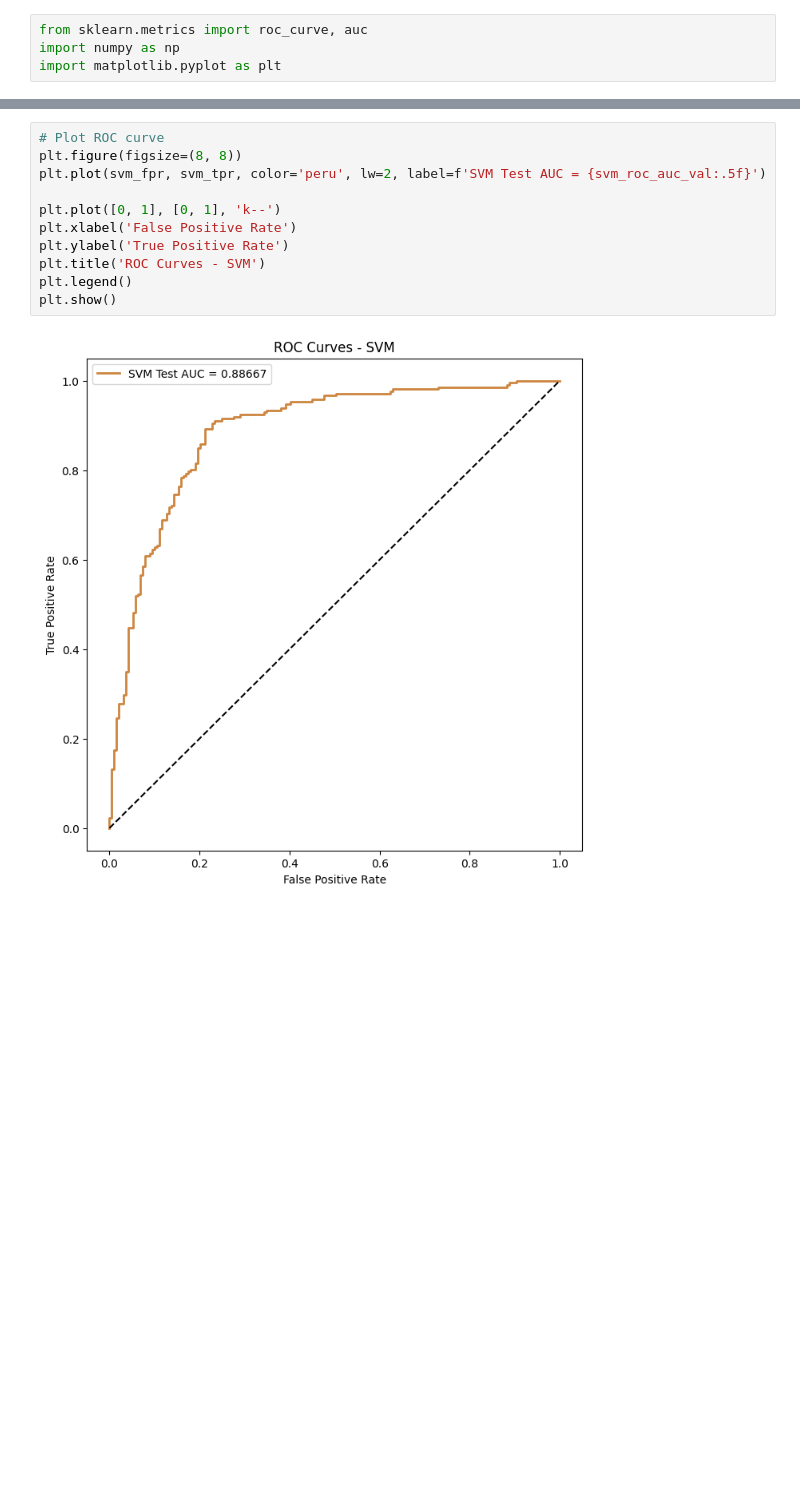
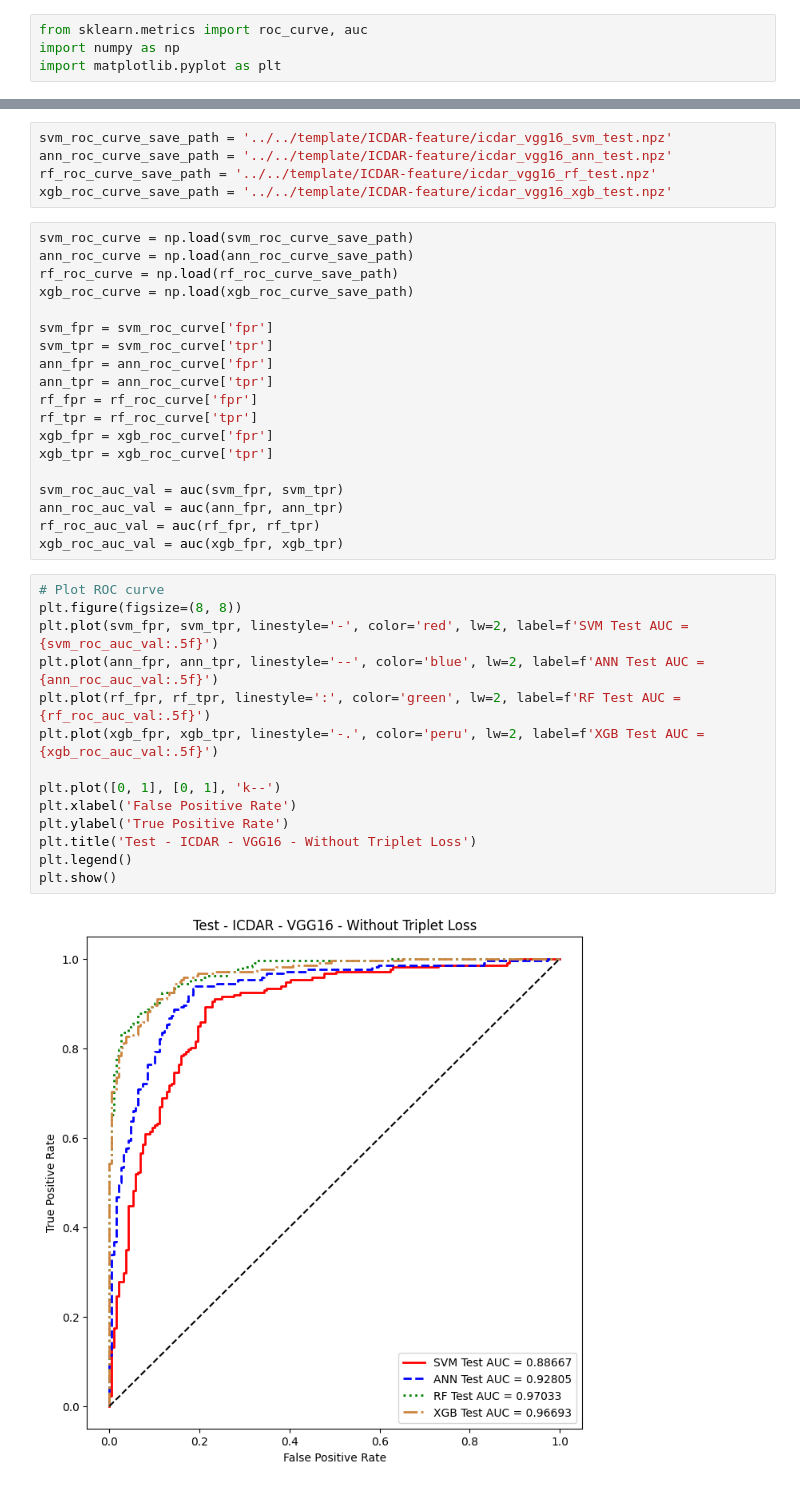
Before and after one commit to AndreChristianto/Signature-Recognition-V3, a Jupyter notebook: ICDAR-VGG16/14_vgg16_roc_curve.ipynb, the cells around one changed output, grey strips where cells are left out. Cells and saved outputs as stored; diff of their text form; blank space fills up the shorter version.

Commit message:
icdar vgg16 xgb fix

```diff
--- a/ICDAR-VGG16/14_vgg16_roc_curve.ipynb
+++ b/ICDAR-VGG16/14_vgg16_roc_curve.ipynb
@@ -14,13 +5,40 @@ svm_roc_auc_val = auc(svm_fpr, svm_tpr)
+# %%
+svm_roc_curve_save_path = '../../template/ICDAR-feature/icdar_vgg16_svm_test.npz'
+ann_roc_curve_save_path = '../../template/ICDAR-feature/icdar_vgg16_ann_test.npz'
+rf_roc_curve_save_path = '../../template/ICDAR-feature/icdar_vgg16_rf_test.npz'
+xgb_roc_curve_save_path = '../../template/ICDAR-feature/icdar_vgg16_xgb_test.npz'
+# %%
+svm_roc_curve = np.load(svm_roc_curve_save_path)
+ann_roc_curve = np.load(ann_roc_curve_save_path)
+rf_roc_curve = np.load(rf_roc_curve_save_path)
+xgb_roc_curve = np.load(xgb_roc_curve_save_path)
+
+svm_fpr = svm_roc_curve['fpr']
+svm_tpr = svm_roc_curve['tpr']
+ann_fpr = ann_roc_curve['fpr']
+ann_tpr = ann_roc_curve['tpr']
+rf_fpr = rf_roc_curve['fpr']
+rf_tpr = rf_roc_curve['tpr']
+xgb_fpr = xgb_roc_curve['fpr']
+xgb_tpr = xgb_roc_curve['tpr']
+
+svm_roc_auc_val = auc(svm_fpr, svm_tpr)
+ann_roc_auc_val = auc(ann_fpr, ann_tpr)
+rf_roc_auc_val = auc(rf_fpr, rf_tpr)
+xgb_roc_auc_val = auc(xgb_fpr, xgb_tpr)
 # %%
 # Plot ROC curve
 plt.figure(figsize=(8, 8))
-plt.plot(svm_fpr, svm_tpr, color='peru', lw=2, label=f'SVM Test AUC = {svm_roc_auc_val:.5f}')
+plt.plot(svm_fpr, svm_tpr, linestyle='-', color='red', lw=2, label=f'SVM Test AUC = {svm_roc_auc_val:.5f}')
+plt.plot(ann_fpr, ann_tpr, linestyle='--', color='blue', lw=2, label=f'ANN Test AUC = {ann_roc_auc_val:.5f}')
+plt.plot(rf_fpr, rf_tpr, linestyle=':', color='green', lw=2, label=f'RF Test AUC = {rf_roc_auc_val:.5f}')
+plt.plot(xgb_fpr, xgb_tpr, linestyle='-.', color='peru', lw=2, label=f'XGB Test AUC = {xgb_roc_auc_val:.5f}')
 
 plt.plot([0, 1], [0, 1], 'k--')
 plt.xlabel('False Positive Rate')
 plt.ylabel('True Positive Rate')
-plt.title('ROC Curves - SVM')
+plt.title('Test - ICDAR - VGG16 - Without Triplet Loss')
 plt.legend()
 plt.show()
 # %% [output]
-[figure, old version]
+[figure, new version]
```
Also changed, not shown: parts of 2 cells of this notebook, 2 other files.
